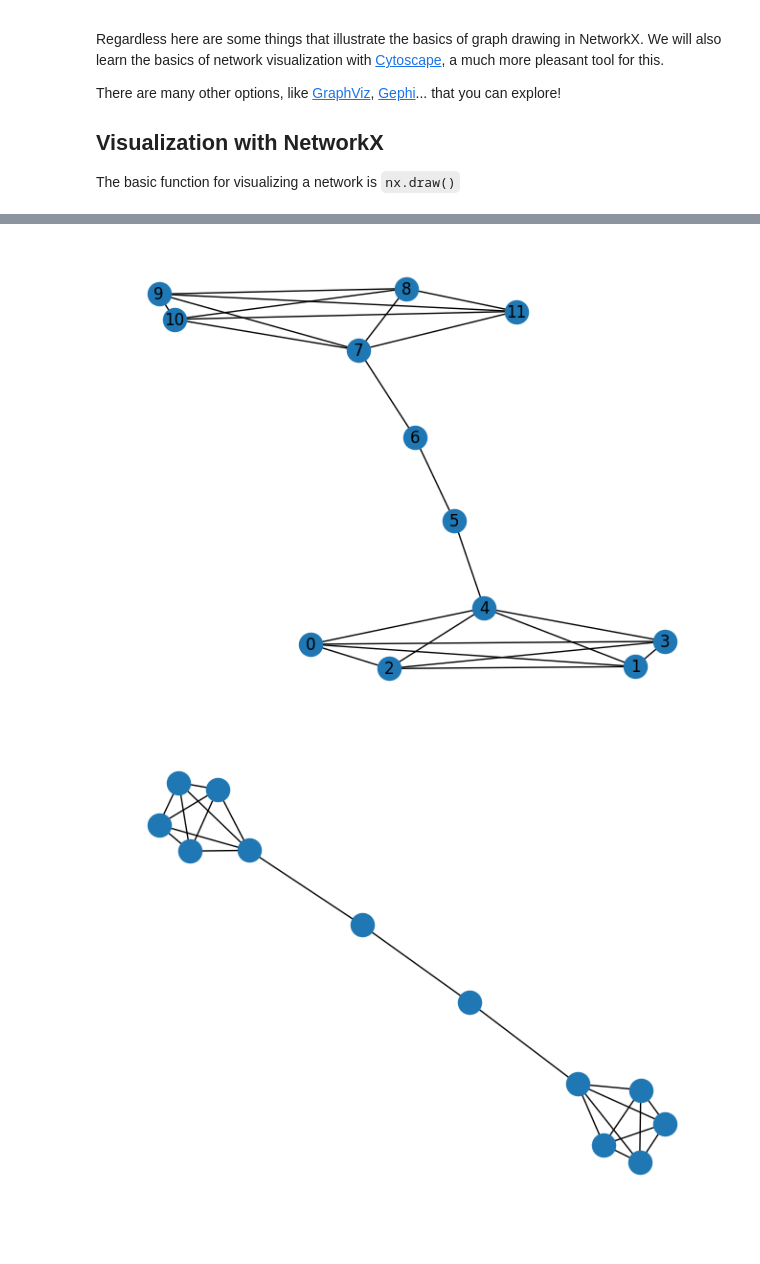
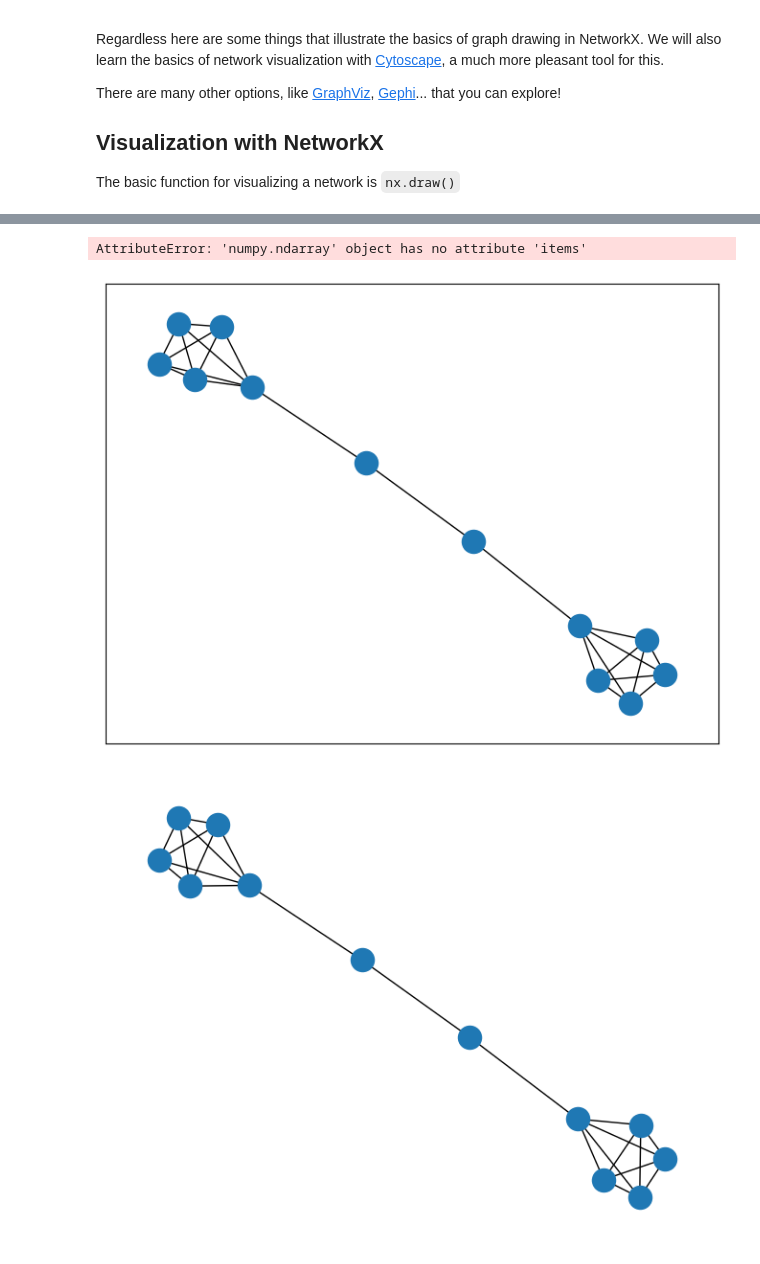
Before and after one commit to IFISC/Complex_Networks_Master, a Jupyter notebook: Lecture_4.ipynb, the cells around one changed output, grey strips where cells are left out. Cells and saved outputs as stored; diff of their text form; code cells hidden in the pictures.

```diff
--- a/Lecture_4.ipynb
+++ b/Lecture_4.ipynb
@@ -29,7 +104,8 @@ nx.draw(G)
 # %%
-nx.draw(G,with_labels=True)
+nx.draw(G,with_labels=True,font_size=15,labels=dict())
 # %% [output]
+AttributeError: 'numpy.ndarray' object has no attribute 'items'
-[figure, old version]
+[figure, new version]
 # %%
 pos = nx.layout.fruchterman_reingold_layout(G)
 nx.draw(G,pos=pos)
```
Also changed, not shown: parts of 7 cells of this notebook, 2 other files.
